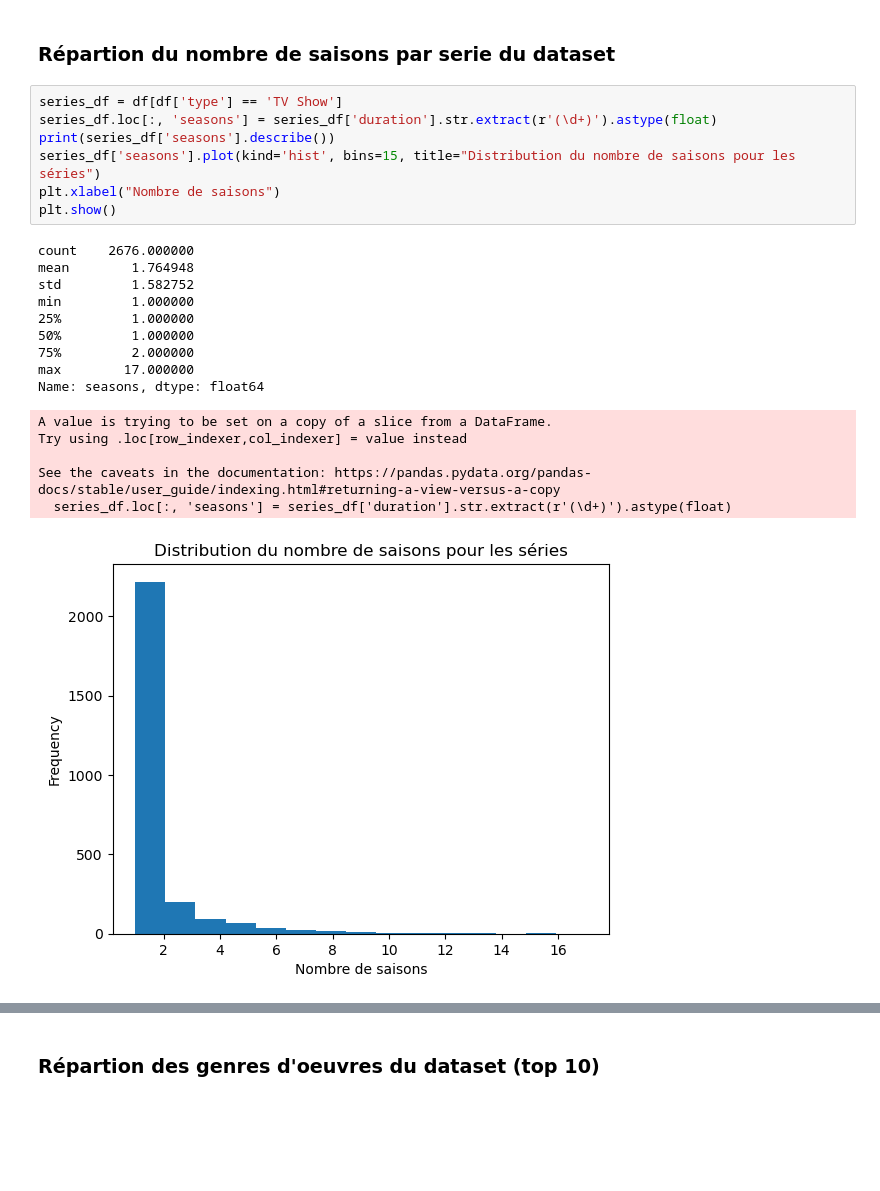
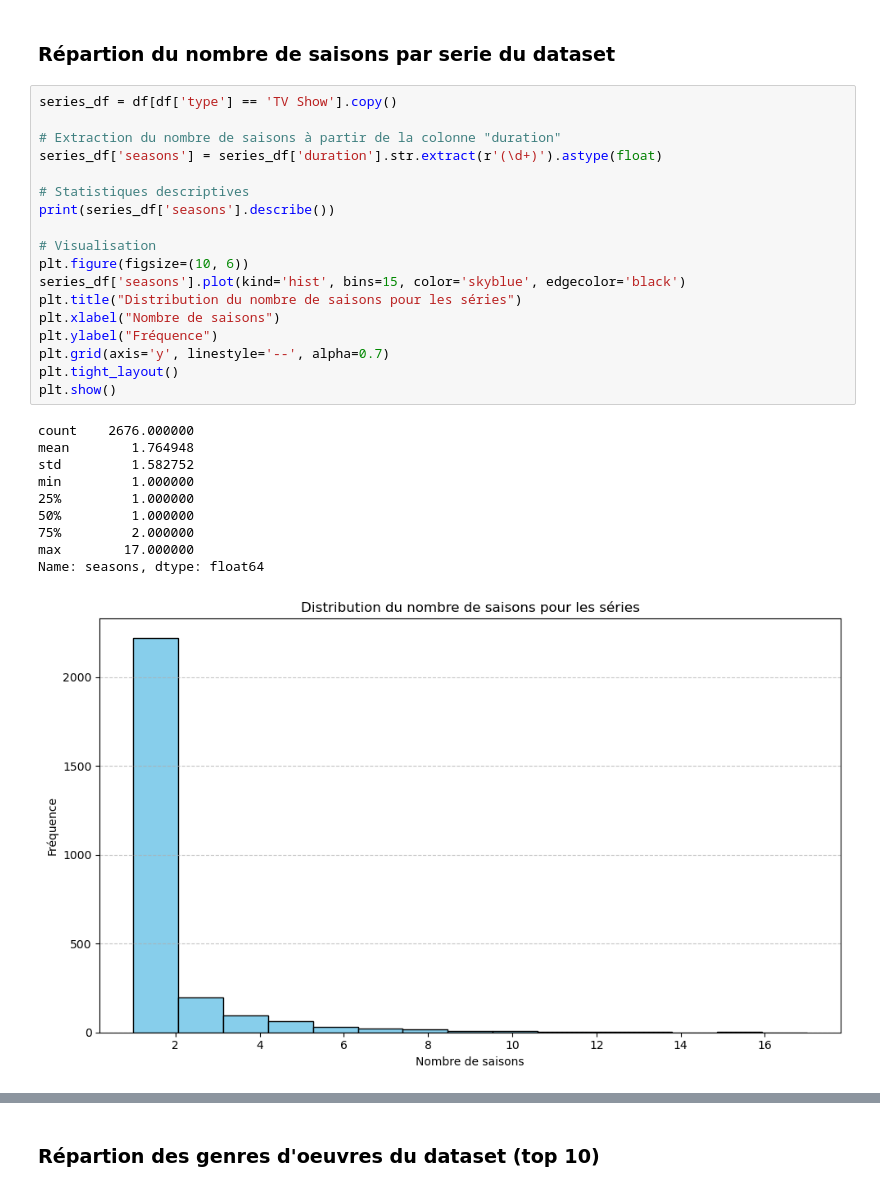
Before and after one commit to Paul-Emmanuel-Buffe/netflix-insights, a Jupyter notebook: netflix_analysis.ipynb, the cells around one changed output, grey strips where cells are left out. Saved outputs shown, nothing was run; the diff lists cells and outputs as text; blank space fills up the shorter version.

```diff
--- a/netflix_analysis.ipynb
+++ b/netflix_analysis.ipynb
@@ -372,26 +408,32 @@ Films : la durée moyenne se situe autour de 90 minutes, avec un pic à 100 minu
 # %% [markdown]
 ### Répartion du nombre de saisons par serie du dataset
 # %%
-series_df = df[df['type'] == 'TV Show']
-series_df.loc[:, 'seasons'] = series_df['duration'].str.extract(r'(\d+)').astype(float)
+series_df = df[df['type'] == 'TV Show'].copy()
+
+# Extraction du nombre de saisons à partir de la colonne "duration"
+series_df['seasons'] = series_df['duration'].str.extract(r'(\d+)').astype(float)
+
+# Statistiques descriptives
 print(series_df['seasons'].describe())
-series_df['seasons'].plot(kind='hist', bins=15, title="Distribution du nombre de saisons pour les séries")
+
+# Visualisation
+plt.figure(figsize=(10, 6))
+series_df['seasons'].plot(kind='hist', bins=15, color='skyblue', edgecolor='black')
+plt.title("Distribution du nombre de saisons pour les séries")
 plt.xlabel("Nombre de saisons")
+plt.ylabel("Fréquence")
+plt.grid(axis='y', linestyle='--', alpha=0.7)
+plt.tight_layout()
 plt.show()
 # %% [output]
 count    2676.000000
 mean        1.764948
 std         1.582752
 min         1.000000
 25%         1.000000
 50%         1.000000
 75%         2.000000
 max        17.000000
 Name: seasons, dtype: float64
-A value is trying to be set on a copy of a slice from a DataFrame.
-Try using .loc[row_indexer,col_indexer] = value instead
-
-See the caveats in the documentation: https://pandas.pydata.org/pandas-docs/stable/user_guide/indexing.html#returning-a-view-versus-a-copy
-  series_df.loc[:, 'seasons'] = series_df['duration'].str.extract(r'(\d+)').astype(float)
-[figure, old version]
+[figure, new version]
 # %% [markdown]
```
Also changed, not shown: parts of 20 cells of this notebook.
